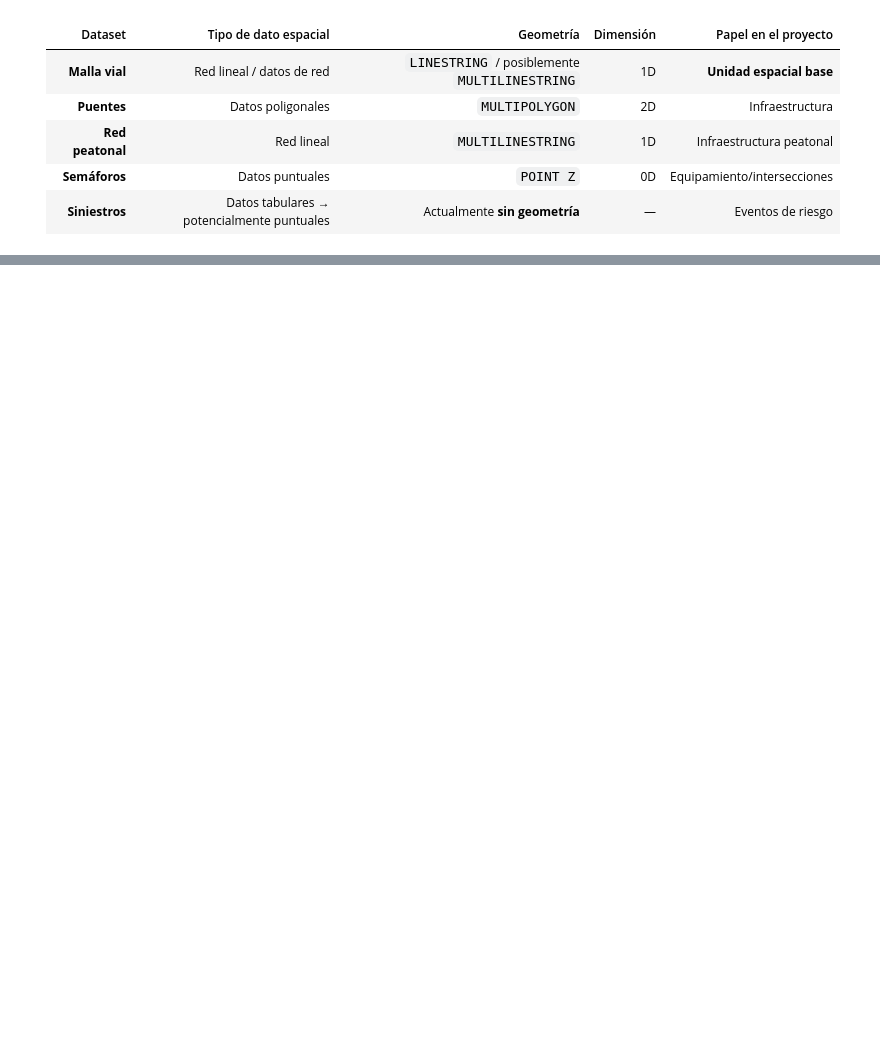
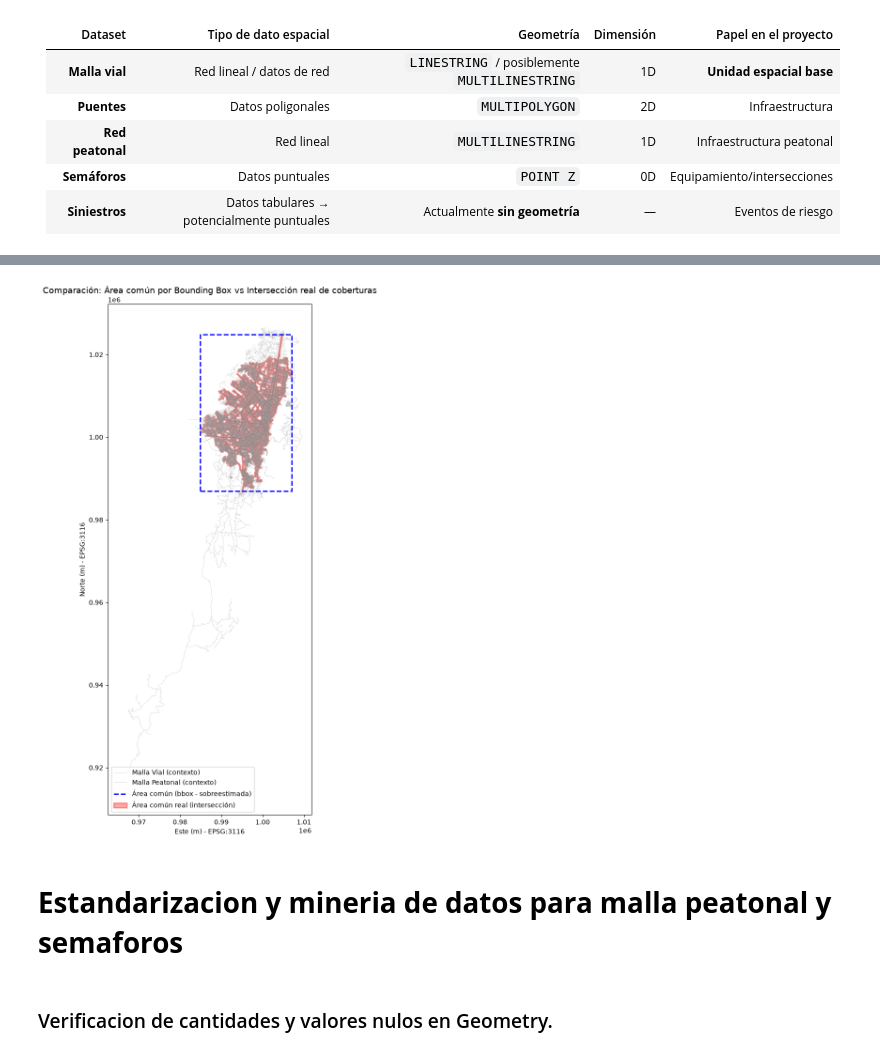
Before and after one commit to BryHerNi21/TT, a Jupyter notebook: Estandarizacion.ipynb, the cells around one changed output, grey strips where cells are left out. Cells and saved outputs as stored; diff of their text form; code cells hidden in the pictures; blank space fills up the shorter version.

```diff
--- a/Estandarizacion.ipynb
+++ b/Estandarizacion.ipynb
@@ -106,0 +168,15 @@ Index(['OBJECTID', 'MVICCALZAD', 'MVICCAT', 'MVITIPO', 'MVINOMBRE',
+# %%
+from shapely.ops import unary_union
+
+# Se genera un polígono de "cobertura" por cada malla: un buffer pequeño alrededor de cada
+# línea, disuelto en un solo polígono. El buffer es necesario porque unir líneas directamente
+# no genera área — se necesita un polígono para poder intersectar coberturas.
+BUFFER_COBERTURA = 100  # metros; representa el radio de influencia de una vía/anden
+
+cobertura_vial = unary_union(gdf_red_vial.geometry.buffer(BUFFER_COBERTURA))
+cobertura_peatonal = unary_union(gdf_red_peatonal.geometry.buffer(BUFFER_COBERTURA))
+
+# La intersección real respeta la forma irregular de ambas mallas, a diferencia del bbox.
+area_comun_real = cobertura_vial.intersection(cobertura_peatonal)
+
+gdf_area_comun = gpd.GeoDataFrame({'geometry': [area_comun_real]}, crs=TARGET_CRS)
@@ -106,0 +194,56 @@ Index(['OBJECTID', 'MVICCALZAD', 'MVICCAT', 'MVITIPO', 'MVINOMBRE',
+# %%
+import matplotlib.pyplot as plt
+
+# Se grafican ambas mallas de contexto, el bbox anterior (para comparar) y el área común real,
+# todo en el mismo eje para visualizar cuánta zona "de más" incluía el bbox.
+fig, ax = plt.subplots(figsize=(12, 12))
+
+# Mallas de contexto en gris tenue, solo como referencia espacial de fondo.
+gdf_red_vial.plot(
+    ax=ax,
+    color='#aaaaaa',
+    linewidth=0.5,
+    alpha=0.5,
+    label='Malla Vial (contexto)'
+)
+gdf_red_peatonal.plot(
+    ax=ax,
+    color='#888888',
+    linewidth=0.5,
+    alpha=0.5,
+    label='Malla Peatonal (contexto)'
+)
+
+# Bbox anterior en azul punteado, para dejar visible el error de sobreestimación.
+gdf_box.boundary.plot(
+    ax=ax,
+    color='blue',
+    linewidth=2,
+    linestyle='--',
+    label='Área común (bbox - sobreestimada)'
+)
+
+# Área común real (intersección de coberturas) en rojo sólido, esta es la que se usa de aquí en adelante.
+gdf_area_comun.plot(
+    ax=ax,
+    facecolor='red',
+    alpha=0.35,
+    edgecolor='red',
+    linewidth=2,
+    label='Área común real (intersección)'
+)
+
+ax.set_title("Comparación: Área común por Bounding Box vs Intersección real de coberturas", fontsize=13)
+ax.set_xlabel("Este (m) - EPSG:3116")
+ax.set_ylabel("Norte (m) - EPSG:3116")
+ax.legend(loc='lower left')
+ax.set_aspect('equal')  # Obligatorio en CRS proyectado: sin esto el mapa se deforma visualmente.
+plt.tight_layout()
+plt.savefig("comparacion_area_comun.png", dpi=150)
+plt.show()
+# %% [output]
+[figure, added]
+# %% [markdown]
+# **Estandarizacion y mineria de datos para malla peatonal y semaforos**
+# %% [markdown]
+### Verificacion de cantidades y valores nulos en Geometry.
```
Also changed, not shown: parts of 27 cells of this notebook, 7 other files.
